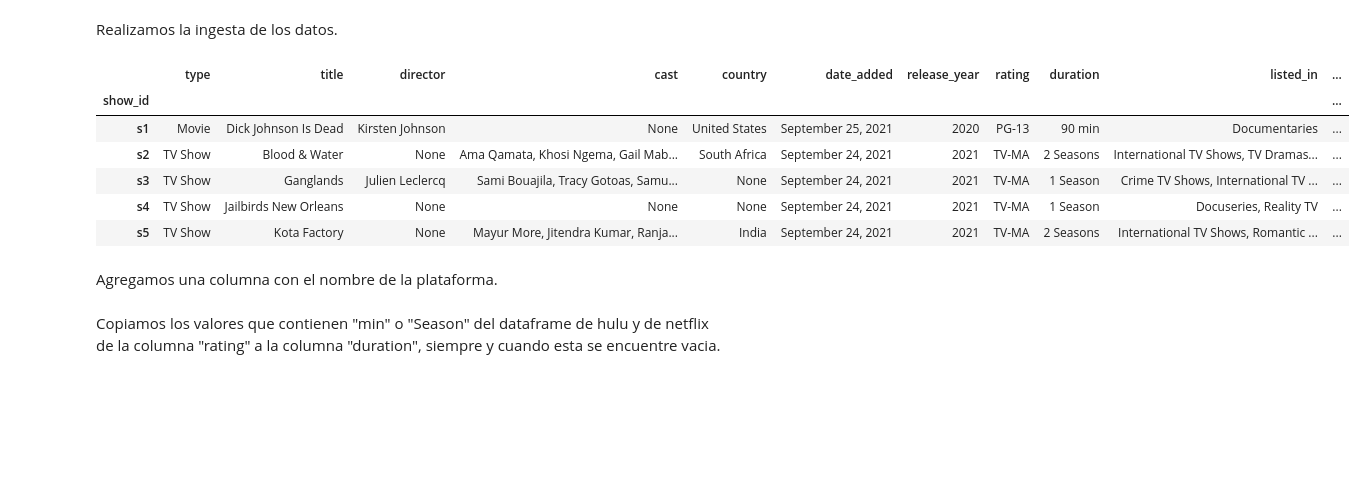
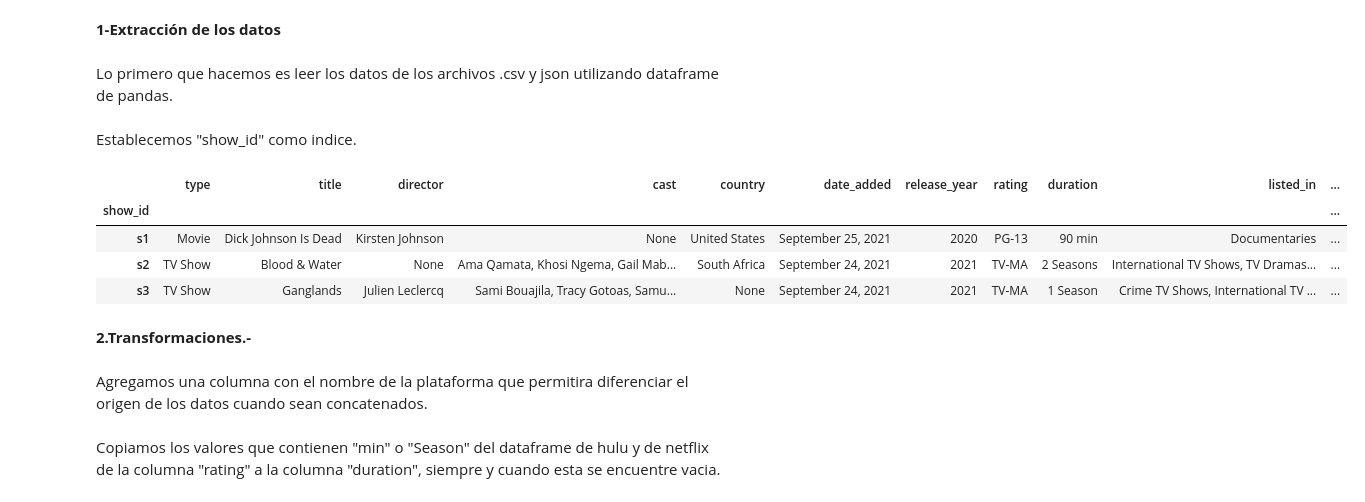
Before and after one commit to CarlosBeuret/Proyecto-Data-01, a Jupyter notebook: ETL/ETL.ipynb, the cells around one changed output. Cells and saved outputs as stored; diff of their text form; code cells hidden in the pictures; blank space fills up the shorter version.

```diff
--- a/ETL/ETL.ipynb
+++ b/ETL/ETL.ipynb
@@ -4,26 +10,30 @@ import pandas as pd
 import numpy as np
 import  sqlalchemy as sql
 # %% [markdown]
-Realizamos la ingesta de los datos.
+**1-Extracción de los datos**
+# %% [markdown]
+Lo primero que hacemos es leer los datos de los archivos .csv y json utilizando dataframe de pandas.
 # %%
 
 df_amazon = pd.read_csv("../Datasets/amazon_prime_titles.csv", index_col=0 )
 df_disney = pd.read_csv("../Datasets/disney_plus_titles.csv", index_col=0  )
 df_hulu = pd.read_csv("../Datasets/Hulu_titles.csv", index_col=0)
 df_netflix = pd.read_json("../Datasets/netflix_titles.json")
+# %% [markdown]
+Establecemos "show_id" como indice.
 # %%
 df_netflix.set_index("show_id", inplace=True)
-df_netflix.head()
+df_netflix.head(3)
 # %% [output]
 |  | type | title | director | cast | country | date_added | release_year | rating | duration | listed_in | ... |
 | show_id |  |  |  |  |  |  |  |  |  |  | ... |
 | s1 | Movie | Dick Johnson Is Dead | Kirsten Johnson | None | United States | September 25, 2021 | 2020 | PG-13 | 90 min | Documentaries | ... |
 | s2 | TV Show | Blood & Water | None | Ama Qamata, Khosi Ngema, Gail Mab... | South Africa | September 24, 2021 | 2021 | TV-MA | 2 Seasons | International TV Shows, TV Dramas... | ... |
 | s3 | TV Show | Ganglands | Julien Leclercq | Sami Bouajila, Tracy Gotoas, Samu... | None | September 24, 2021 | 2021 | TV-MA | 1 Season | Crime TV Shows, International TV ... | ... |
-| s4 | TV Show | Jailbirds New Orleans | None | None | None | September 24, 2021 | 2021 | TV-MA | 1 Season | Docuseries, Reality TV | ... |
-| s5 | TV Show | Kota Factory | None | Mayur More, Jitendra Kumar, Ranja... | India | September 24, 2021 | 2021 | TV-MA | 2 Seasons | International TV Shows, Romantic ... | ... |
+# %% [markdown]
+**2.Transformaciones.-**
 # %% [markdown]
-Agregamos una columna con el nombre de la plataforma.
+Agregamos una columna con el nombre de la plataforma que permitira diferenciar el origen de los datos cuando sean concatenados.
 # %%
 df_amazon["platform"] = "amazon"
 df_disney["platform"] = "disney"
```
Also changed, not shown: parts of 18 cells of this notebook, 2 other files.
